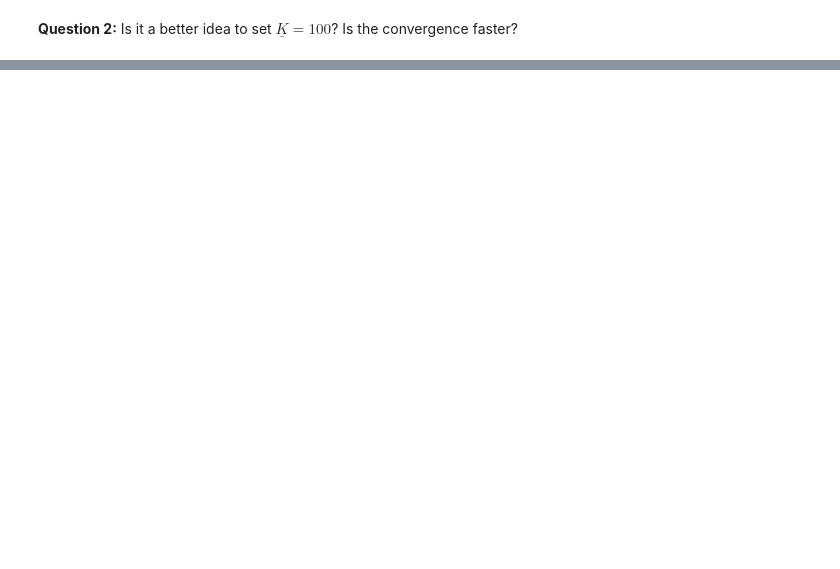
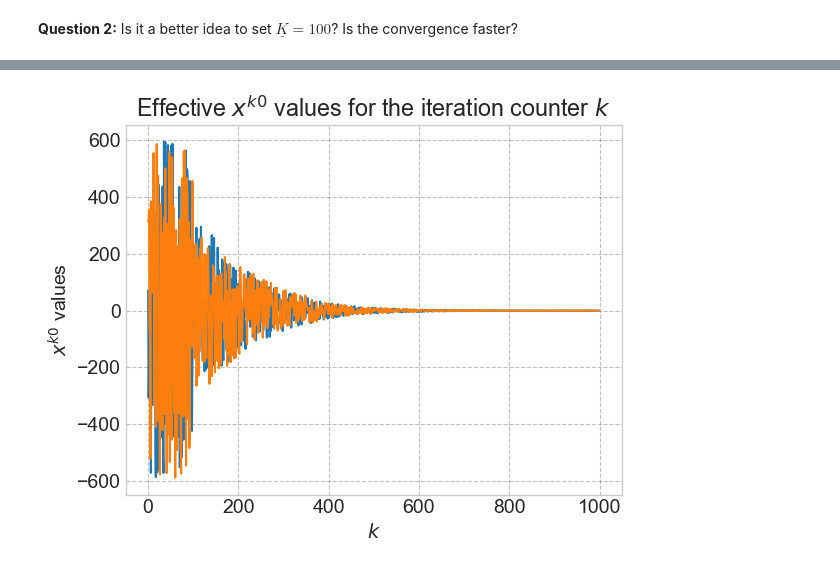
Before and after one commit to NumEconCopenhagen/projects-2023-bpr871, a Jupyter notebook: bpr871_eksamen/Q3-julie.ipynb, the cells around one changed output, grey strips where cells are left out. Cells and saved outputs as stored; diff of their text form; code cells hidden in the pictures; blank space fills up the shorter version.

```diff
--- a/bpr871_eksamen/Q3-julie.ipynb
+++ b/bpr871_eksamen/Q3-julie.ipynb
@@ -439,0 +442,9 @@ plt.show()
+# %%
+# define chi_k and jump length for x values
+def chi(k, K_ = 10):
+    chi_value = 0.5 * 2 / (1 + np.exp((k - K_) / 100))
+    return chi_value
+
+def x_k0(chi_k, xs_k, xopt):
+    xs_k0 = chi_k * xs_k + (1 - chi_k) * xopt
+    return xs_k0
@@ -439,0 +518,9 @@ plt.show()
+# %%
+# plotting
+plt.plot(k_values, x0k_values)
+plt.title('Effective $x^{k0}$ values for the iteration counter $k$')
+plt.xlabel('$k$')
+plt.ylabel('$x^{k0}$ values')
+plt.show()
+# %% [output]
+[figure, added]
```
Also changed, not shown: parts of 7 cells of this notebook.
